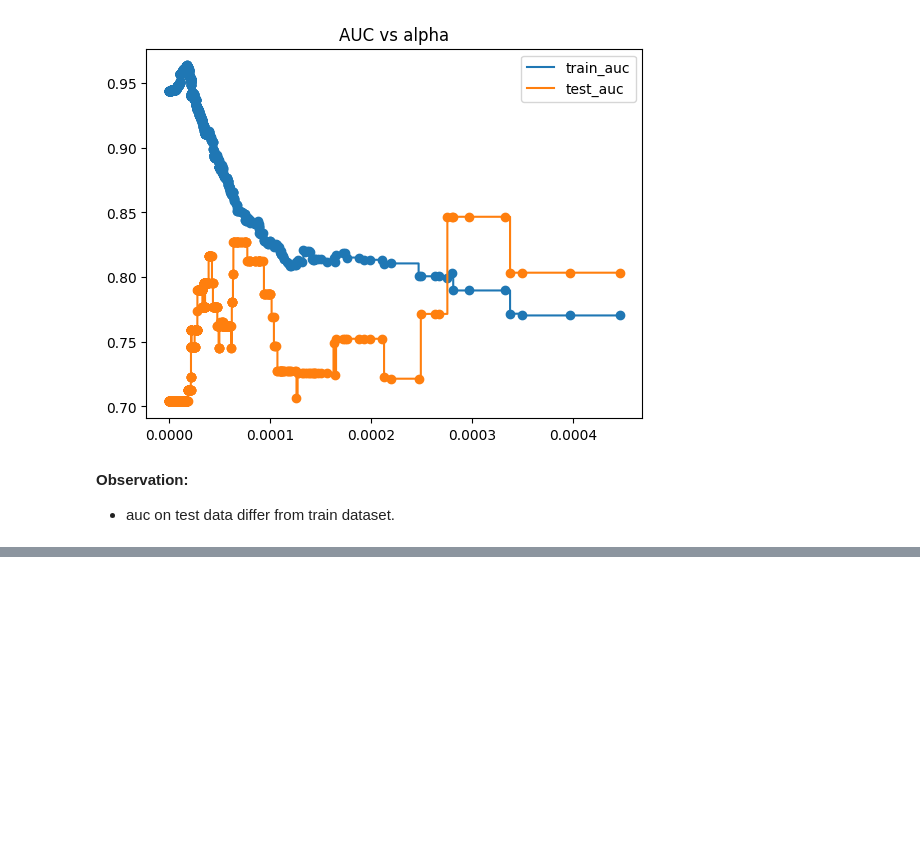
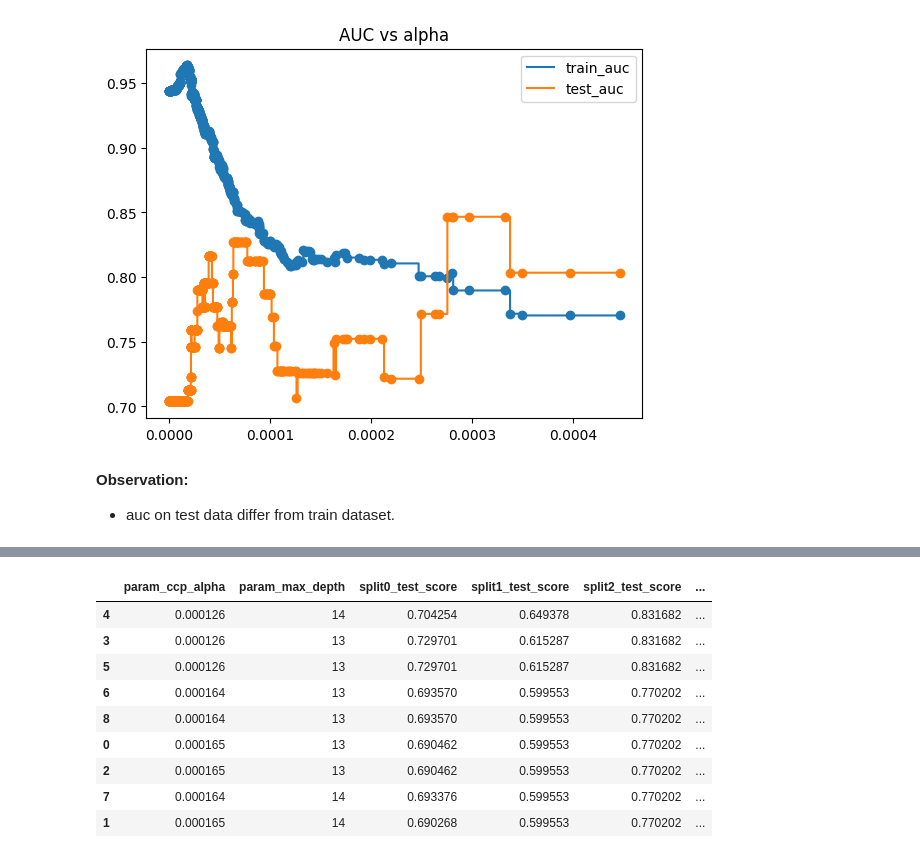
Before and after one commit to SmithaUpadhyaya/employee_access_resource_classifier, a Jupyter notebook: notebooks/training.ipynb, the cells around one changed output, grey strips where cells are left out. Cells and saved outputs as stored; diff of their text form; code cells hidden in the pictures; blank space fills up the shorter version.

```diff
--- a/notebooks/training.ipynb
+++ b/notebooks/training.ipynb
@@ -1489,0 +1485,3 @@ plt.show()
+# %%
+df = pd.DataFrame(result.cv_results_)
+df.head()
@@ -1489,0 +1496,20 @@ plt.show()
+# %%
+df.sort_values(by = ['mean_test_score'], ascending = False, inplace = True)
+# %%
+consider_col = ['param_ccp_alpha', 'param_max_depth',
+                'split0_test_score', 'split1_test_score', 'split2_test_score', 'split3_test_score', 'split4_test_score', 'mean_test_score',
+                'split0_train_score', 'split1_train_score', 'split2_train_score', 'split3_train_score', 'split4_train_score','mean_train_score',
+                ]
+
+df[consider_col]
+# %% [output]
+|  | param_ccp_alpha | param_max_depth | split0_test_score | split1_test_score | split2_test_score | ... |
+| 4 | 0.000126 | 14 | 0.704254 | 0.649378 | 0.831682 | ... |
+| 3 | 0.000126 | 13 | 0.729701 | 0.615287 | 0.831682 | ... |
+| 5 | 0.000126 | 13 | 0.729701 | 0.615287 | 0.831682 | ... |
+| 6 | 0.000164 | 13 | 0.693570 | 0.599553 | 0.770202 | ... |
+| 8 | 0.000164 | 13 | 0.693570 | 0.599553 | 0.770202 | ... |
+| 0 | 0.000165 | 13 | 0.690462 | 0.599553 | 0.770202 | ... |
+| 2 | 0.000165 | 13 | 0.690462 | 0.599553 | 0.770202 | ... |
+| 7 | 0.000164 | 14 | 0.693376 | 0.599553 | 0.770202 | ... |
+| 1 | 0.000165 | 14 | 0.690268 | 0.599553 | 0.770202 | ... |
```
Also changed, not shown: parts of 37 cells of this notebook, 3 other files.
